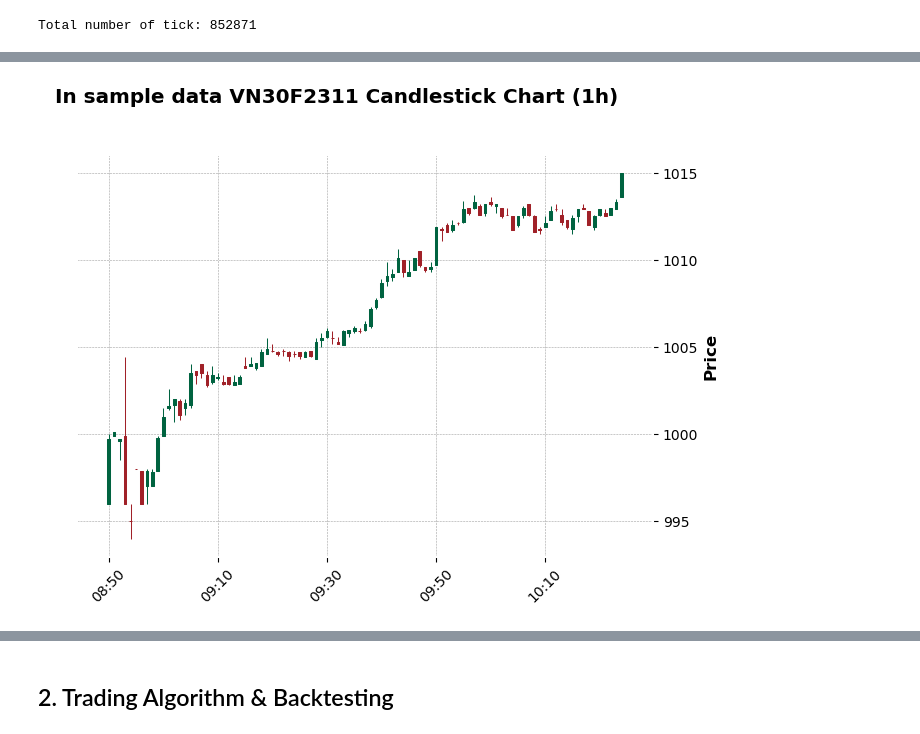
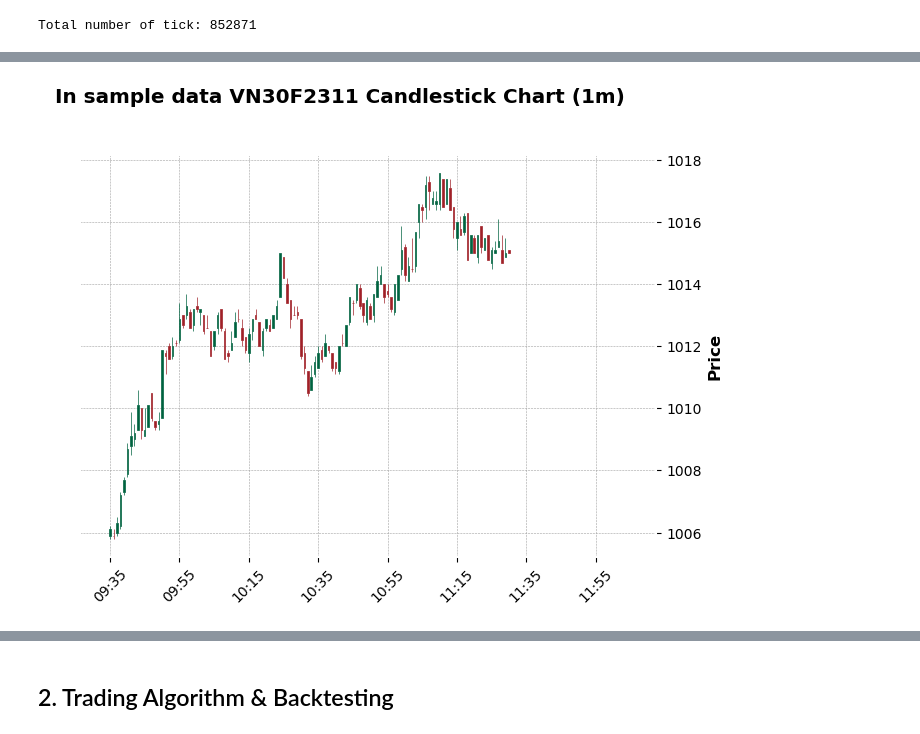
Before and after one commit to algotrade-course/Group12, a Jupyter notebook: src/midterm.ipynb, the cells around one changed output, grey strips where cells are left out. Cells and saved outputs as stored; diff of their text form; code cells hidden in the pictures.

```diff
--- a/src/midterm.ipynb
+++ b/src/midterm.ipynb
@@ -68,8 +68,8 @@ with psycopg.connect(
 Total number of tick: 852871
 # %%
 # Devide data into in-sample and out-sample
-in_sample_dataset = dataset[:int(len(dataset)*0.8)]
-out_sample_dataset = dataset[int(len(dataset)*0.8):]
+in_sample_dataset = dataset[:int(len(dataset)*0.7)]
+out_sample_dataset = dataset[int(len(dataset)*0.3):]
 
 # Chuyển dữ liệu sang DataFrame của in_sample_data
 in_sample_candle = pd.DataFrame(in_sample_dataset, columns=['datetime', 'tickersymbol', 'price'])
@@ -94,7 +94,7 @@ in_sample_candle.drop(columns='ticker_month', inplace=True)
 in_sample_candle.sort_index(inplace=True)
 
 
-print(in_sample_candle[130:180])
+print(in_sample_candle[50:100])
 
 # Resample dữ liệu theo khung 1 giờ (1h)
 in_sample_candle_ohlc = in_sample_candle['price'].resample('1T').ohlc()
@@ -108,11 +108,11 @@ in_sample_candle_ohlc = (
 in_sample_candle_ohlc.set_index('datetime', inplace=True)
 
 # Vẽ biểu đồ nến
-mpf.plot(in_sample_candle_ohlc[5:100], type='candle', style='charles',
-        title=" In sample data VN30F2311 Candlestick Chart (1h)", ylabel="Price")
+mpf.plot(in_sample_candle_ohlc[50:200], type='candle', style='charles',
+        title=" In sample data VN30F2311 Candlestick Chart (1m)", ylabel="Price")
 
 # Chuyển dữ liệu sang DataFrame của in_sample_data
-out_sample_candle = pd.DataFrame(out_sample_dataset, columns=['datetime', 'tickersymbol', 'price'])
+out_sample_candle = pd.DataFrame(out_sample_dataset[0:50], columns=['datetime', 'tickersymbol', 'price'])
 out_sample_candle['price'] = pd.to_numeric(out_sample_candle['price'], errors='coerce')
 print(out_sample_candle['price'].dtype)
 # Chuyển đổi cột datetime về kiểu datetime
@@ -151,2 +151,2 @@ datetime
-[figure, old version]
+[figure, new version]
 float64
```
Also changed, not shown: parts of 11 cells of this notebook.
